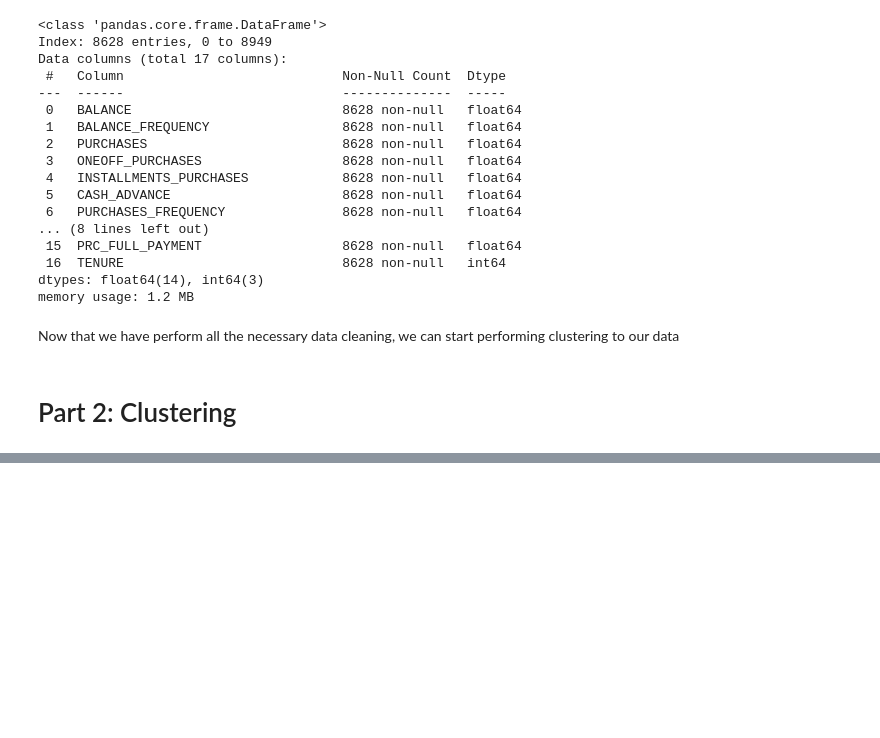
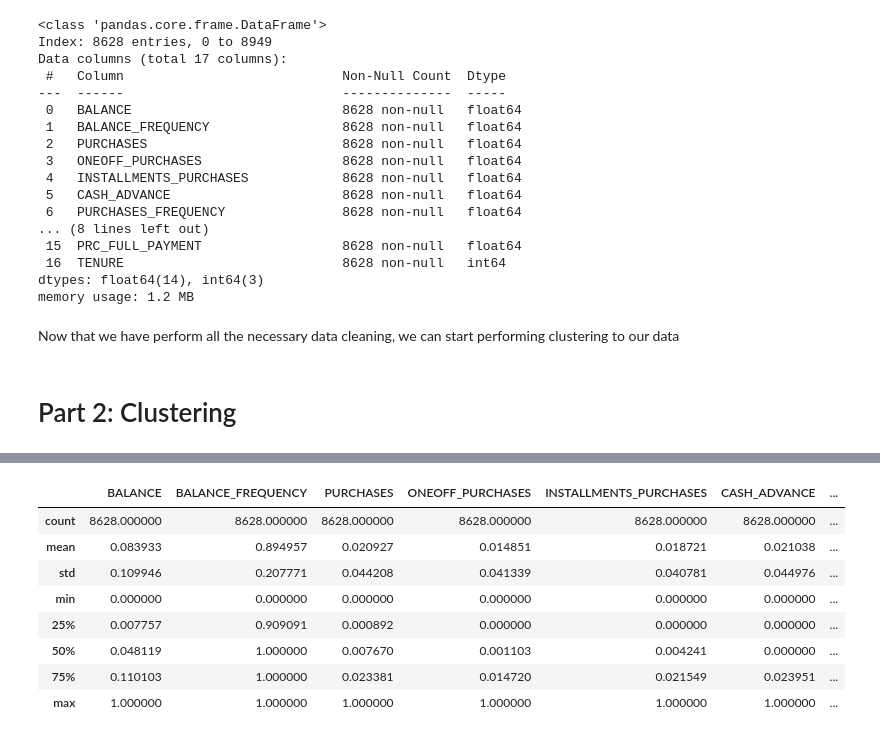
Before and after one commit to boontatt/advanced_data_quiz, a Jupyter notebook: AIT2209943.ipynb, the cells around one changed output, grey strips where cells are left out. Drawn from its saved outputs; the diff is of its cells as text; code cells hidden in the pictures; blank space fills up the shorter version.

```diff
--- a/AIT2209943.ipynb
+++ b/AIT2209943.ipynb
@@ -239,0 +224,4 @@ Now that we have perform all the necessary data cleaning, we can start performin
+# %%
+scaler = MinMaxScaler()
+scaled_data = scaler.fit_transform(df)
+scaled_data
@@ -239,0 +242,3 @@ Now that we have perform all the necessary data cleaning, we can start performin
+# %%
+df_scaled = pd.DataFrame(scaled_data, columns = df.columns)
+df_scaled.head()
@@ -239,0 +252,12 @@ Now that we have perform all the necessary data cleaning, we can start performin
+# %%
+df_scaled.describe()
+# %% [output]
+|  | BALANCE | BALANCE_FREQUENCY | PURCHASES | ONEOFF_PURCHASES | INSTALLMENTS_PURCHASES | CASH_ADVANCE | ... |
+| count | 8628.000000 | 8628.000000 | 8628.000000 | 8628.000000 | 8628.000000 | 8628.000000 | ... |
+| mean | 0.083933 | 0.894957 | 0.020927 | 0.014851 | 0.018721 | 0.021038 | ... |
+| std | 0.109946 | 0.207771 | 0.044208 | 0.041339 | 0.040781 | 0.044976 | ... |
+| min | 0.000000 | 0.000000 | 0.000000 | 0.000000 | 0.000000 | 0.000000 | ... |
+| 25% | 0.007757 | 0.909091 | 0.000892 | 0.000000 | 0.000000 | 0.000000 | ... |
+| 50% | 0.048119 | 1.000000 | 0.007670 | 0.001103 | 0.004241 | 0.000000 | ... |
+| 75% | 0.110103 | 1.000000 | 0.023381 | 0.014720 | 0.021549 | 0.023951 | ... |
+| max | 1.000000 | 1.000000 | 1.000000 | 1.000000 | 1.000000 | 1.000000 | ... |
```
Also changed, not shown: parts of 6 cells of this notebook.
